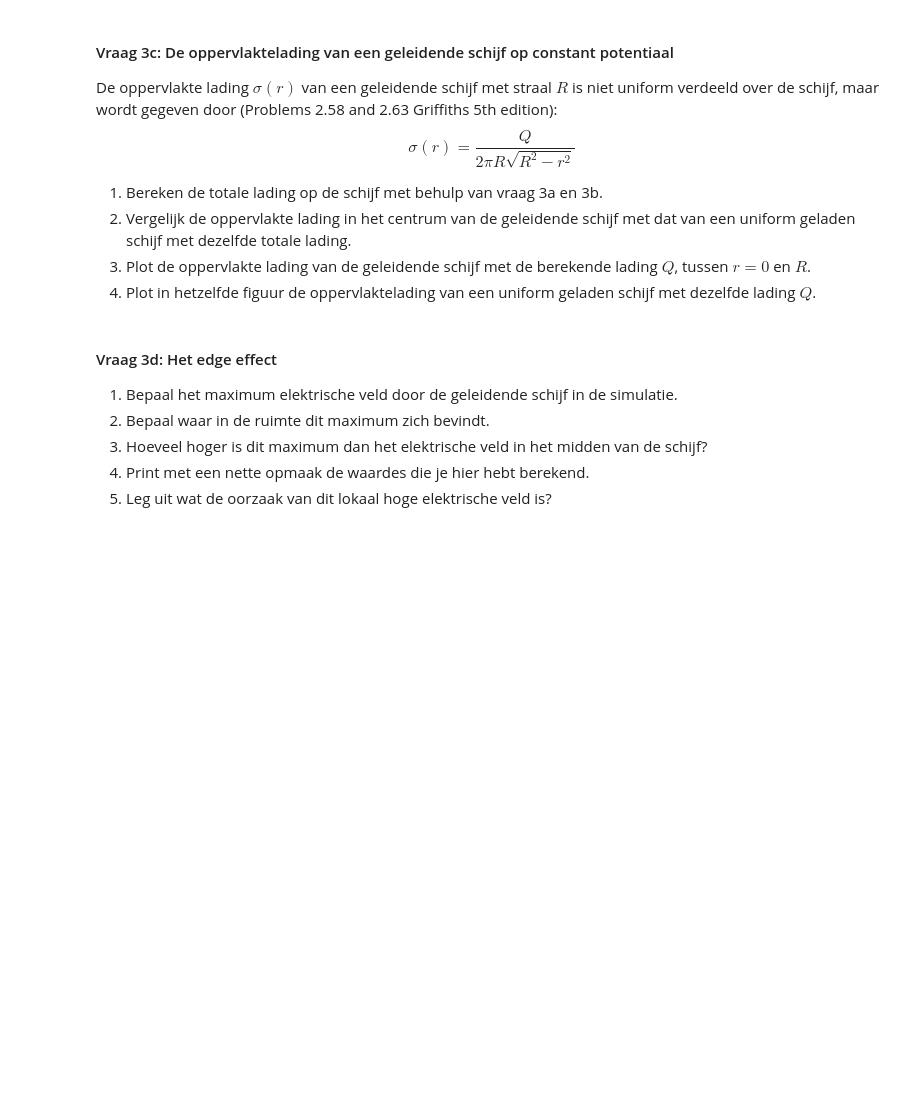
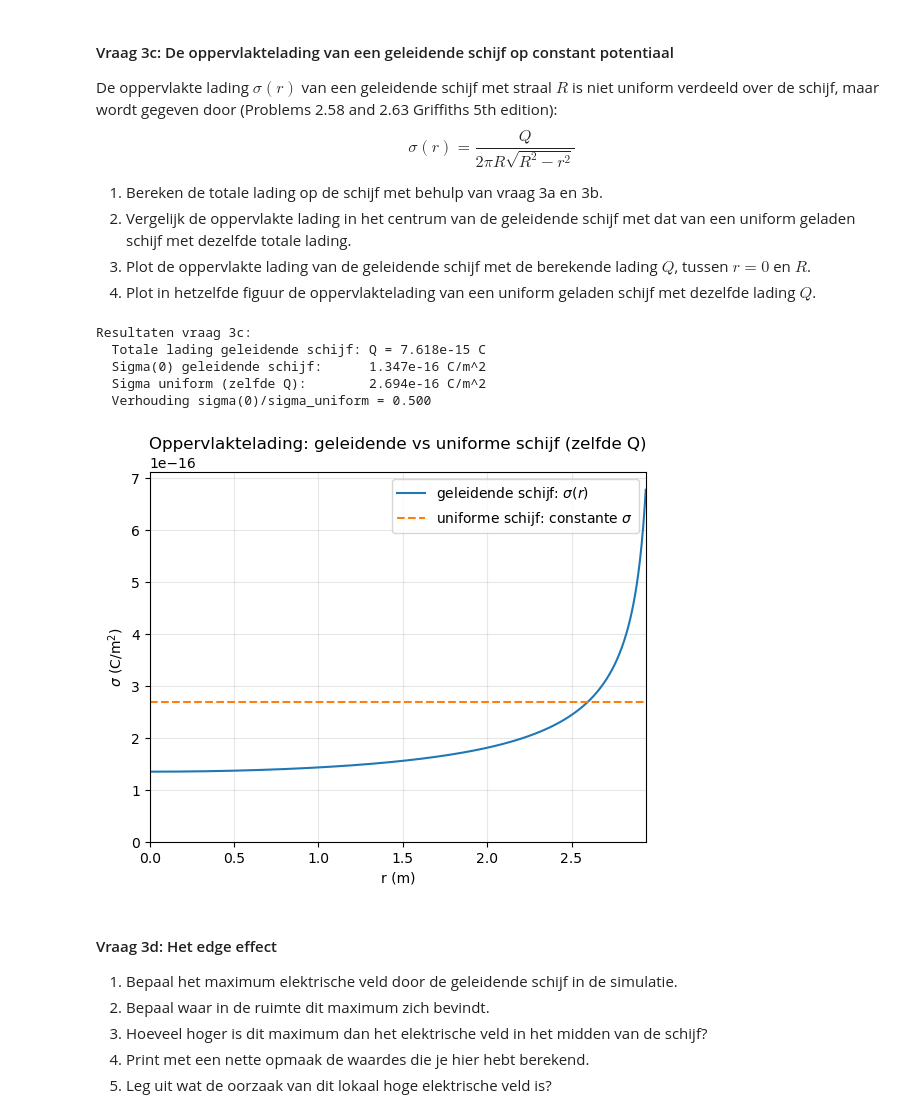
Before and after one commit to AnnetMoeleker/opdrachten-DEF-D, a Jupyter notebook: DigitaleOntwerpopdrachten/1CondensatorOpdracht/CondensatorOntwerpopdracht.ipynb, the cells around one changed output. Saved outputs shown, nothing was run; the diff lists cells and outputs as text; code cells hidden in the pictures; blank space fills up the shorter version.

Commit message:
Opdrachten 3 en 4 van Hidde toegevoegd

```diff
--- a/DigitaleOntwerpopdrachten/1CondensatorOpdracht/CondensatorOntwerpopdracht.ipynb
+++ b/DigitaleOntwerpopdrachten/1CondensatorOpdracht/CondensatorOntwerpopdracht.ipynb
@@ -422,2 +467,15 @@ plot_results_disk(Ez, Er, normE, V, r, z, grid_step, disk_radius, z_pos_disk1, z
 # %%
-#### Print met deze cel met een nette opmaak je antwoord op vraag 3b 2.
+#3b.2
+
+# Gebruik E_near_center uit vraag 3a; bereken deze opnieuw als die variabele nog niet bestaat
+if 'E_near_center' not in globals():
+    idx_r_axis = np.argmin(np.abs(r_for_E))
+    E_on_axis = normE[:, idx_r_axis]
+    idx_z_center = np.argmin(np.abs(z_for_E))
+    E_near_center = E_on_axis[idx_z_center]
+
+# Benadering in het midden: sigma(0) ≈ epsilon0 * |E_near_center|
+sigma_center = epsilon0 * np.abs(E_near_center)
+
+
+print(f'  sigma(0) ≈ {sigma_center:.3e} C/m^2')
@@ -432,9 +492,59 @@ $$\sigma(r) = \frac{Q}{2 \pi R \sqrt{R^2 - r^2}}$$
 3. Plot de oppervlakte lading van de geleidende schijf met de berekende lading $Q$, tussen $r = 0$ en $R$.
 4. Plot in hetzelfde figuur de oppervlaktelading van een uniform geladen schijf met dezelfde lading $Q$.
 # %%
-###
-###Jouw code hier###
-###
+# 3c
+
+# Zorg dat sigma_center beschikbaar is (uit vraag 3b.2)
+if 'sigma_center' not in globals():
+    if 'E_near_center' not in globals():
+        idx_r_axis = np.argmin(np.abs(r_for_E))
+        E_on_axis = normE[:, idx_r_axis]
+        idx_z_center = np.argmin(np.abs(z_for_E))
+        E_near_center = E_on_axis[idx_z_center]
+    sigma_center = epsilon0 * np.abs(E_near_center)
+
+R = disk_radius
+
+# opdracht 1) Totale lading Q uit sigma(0) van geleidende schijf:
+# sigma(0) = Q / (2*pi*R^2)  ->  Q = 2*pi*R^2*sigma(0)
+Q_conducting = 2 * np.pi * R**2 * sigma_center
+
+# opdracht 2) Vergelijk met uniforme schijf met dezelfde totale lading
+sigma_uniform = Q_conducting / (np.pi * R**2)
+sigma_center_conducting = sigma_center
+ratio_center_to_uniform = sigma_center_conducting / sigma_uniform
+
+print('Resultaten vraag 3c:')
+print(f'  Totale lading geleidende schijf: Q = {Q_conducting:.3e} C') #opdracht 1
+print(f'  Sigma(0) geleidende schijf:      {sigma_center_conducting:.3e} C/m^2') #opdracht 2
+print(f'  Sigma uniform (zelfde Q):        {sigma_uniform:.3e} C/m^2') #opdracht 2
+print(f'  Verhouding sigma(0)/sigma_uniform = {ratio_center_to_uniform:.3f}') #opdracht 2
+
+# opdracht 3) & opdracht 4) Plot sigma(r) voor geleidende schijf en uniforme schijf
+# Niet tot r=R plotten, omdat sigma(r) daar singular wordt
+r_plot_max = 0.98 * R
+r_plot = np.linspace(0, r_plot_max, 600)
+sigma_conducting = Q_conducting / (2 * np.pi * R * np.sqrt(R**2 - r_plot**2))
+
+plt.figure()
+plt.plot(r_plot, sigma_conducting, label='geleidende schijf: $\\sigma(r)$')
+plt.hlines(sigma_uniform, 0, r_plot_max, colors='tab:orange', linestyles='--',
+           label='uniforme schijf: constante $\\sigma$')
+plt.xlabel('r (m)')
+plt.ylabel('$\\sigma$ (C/m$^2$)')
+plt.title('Oppervlaktelading: geleidende vs uniforme schijf (zelfde Q)')
+plt.xlim(0, r_plot_max)
+plt.ylim(0, max(np.max(sigma_conducting) * 1.05, sigma_uniform * 1.2))
+plt.legend()
+plt.grid(alpha=0.3)
+plt.show()
+# %% [output]
+Resultaten vraag 3c:
+  Totale lading geleidende schijf: Q = 7.618e-15 C
+  Sigma(0) geleidende schijf:      1.347e-16 C/m^2
+  Sigma uniform (zelfde Q):        2.694e-16 C/m^2
+  Verhouding sigma(0)/sigma_uniform = 0.500
+[figure, added]
 # %% [markdown]
 #### Vraag 3d: Het edge effect
 
```
Also changed, not shown: parts of 11 cells of this notebook.
